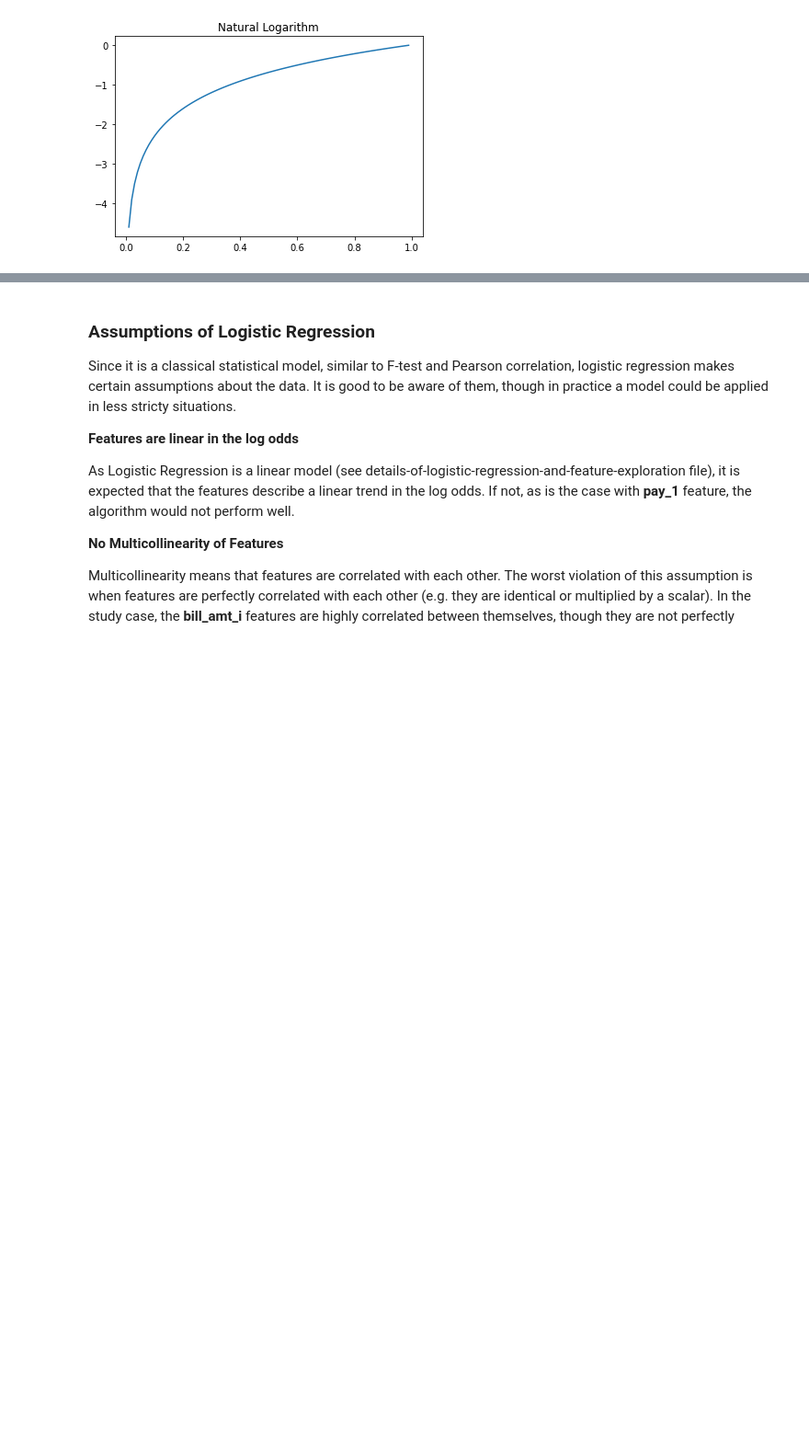
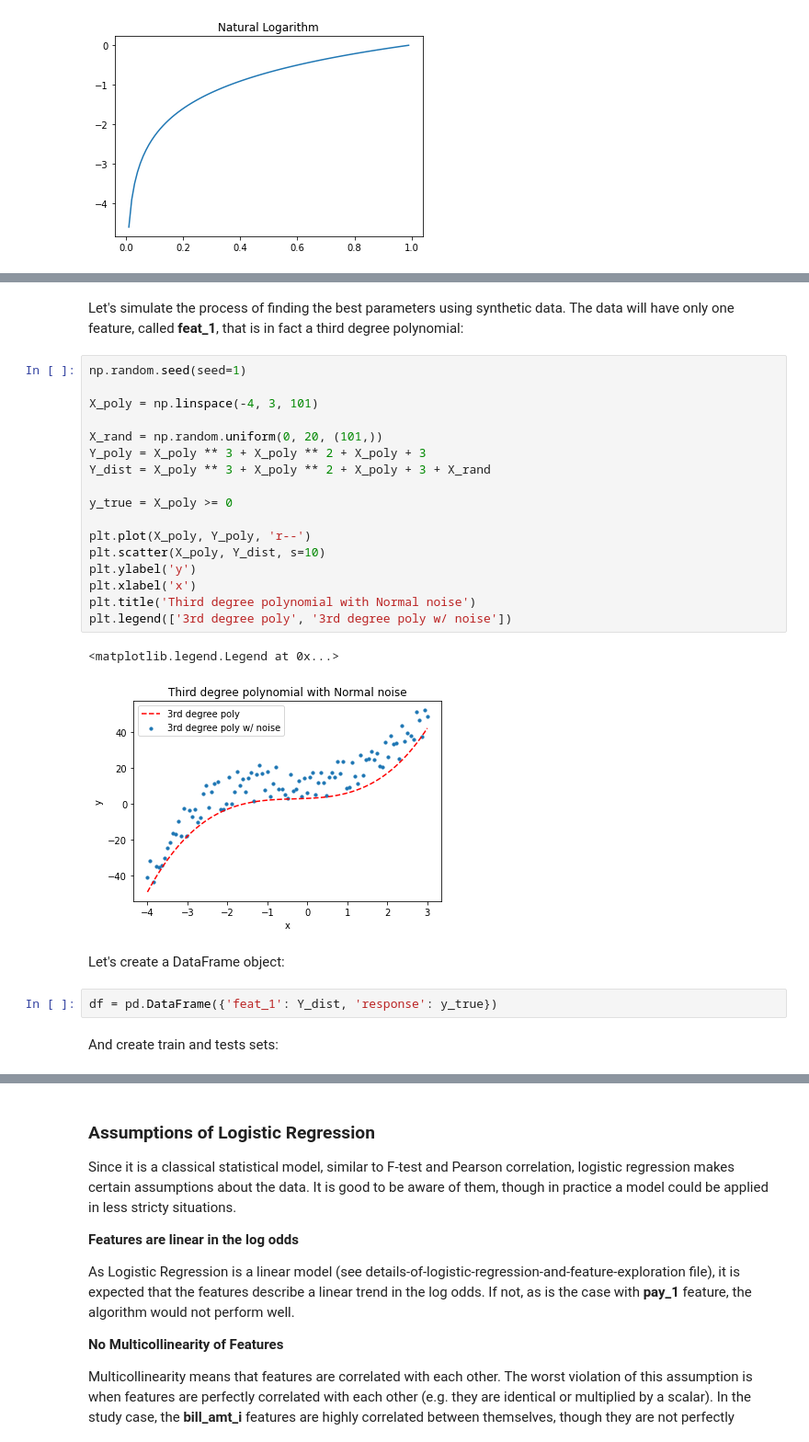
Before and after one commit to jeantardelli/data-science, a Jupyter notebook: the-bias-variance-trade-off.ipynb, the cells around one changed output, grey strips where cells are left out. Shown at 92% size. Cells and saved outputs as stored; diff of their text form; blank space fills up the shorter version.

Commit message:
The Bias-Variance Trade-off - Logistic Regression log loss curve (4c)

```diff
--- a/the-bias-variance-trade-off.ipynb
+++ b/the-bias-variance-trade-off.ipynb
@@ -78,0 +92,28 @@ The new parameters values is based in the current guess $x_{old}$ and the deriva
+# %% [markdown]
+Let's simulate the process of finding the best parameters using synthetic data. The data will have only one feature, called **feat_1**, that is in fact a third degree polynomial:
+# %%
+np.random.seed(seed=1)
+
+X_poly = np.linspace(-4, 3, 101)
+
+X_rand = np.random.uniform(0, 20, (101,))
+Y_poly = X_poly ** 3 + X_poly ** 2 + X_poly + 3
+Y_dist = X_poly ** 3 + X_poly ** 2 + X_poly + 3 + X_rand
+
+y_true = X_poly >= 0
+
+plt.plot(X_poly, Y_poly, 'r--')
+plt.scatter(X_poly, Y_dist, s=10)
+plt.ylabel('y')
+plt.xlabel('x')
+plt.title('Third degree polynomial with Normal noise')
+plt.legend(['3rd degree poly', '3rd degree poly w/ noise'])
+# %% [output]
+<matplotlib.legend.Legend at 0x...>
+[figure, added]
+# %% [markdown]
+Let's create a DataFrame object:
+# %%
+df = pd.DataFrame({'feat_1': Y_dist, 'response': y_true})
+# %% [markdown]
+And create train and tests sets:
```
Also changed, not shown: parts of 32 cells of this notebook.
